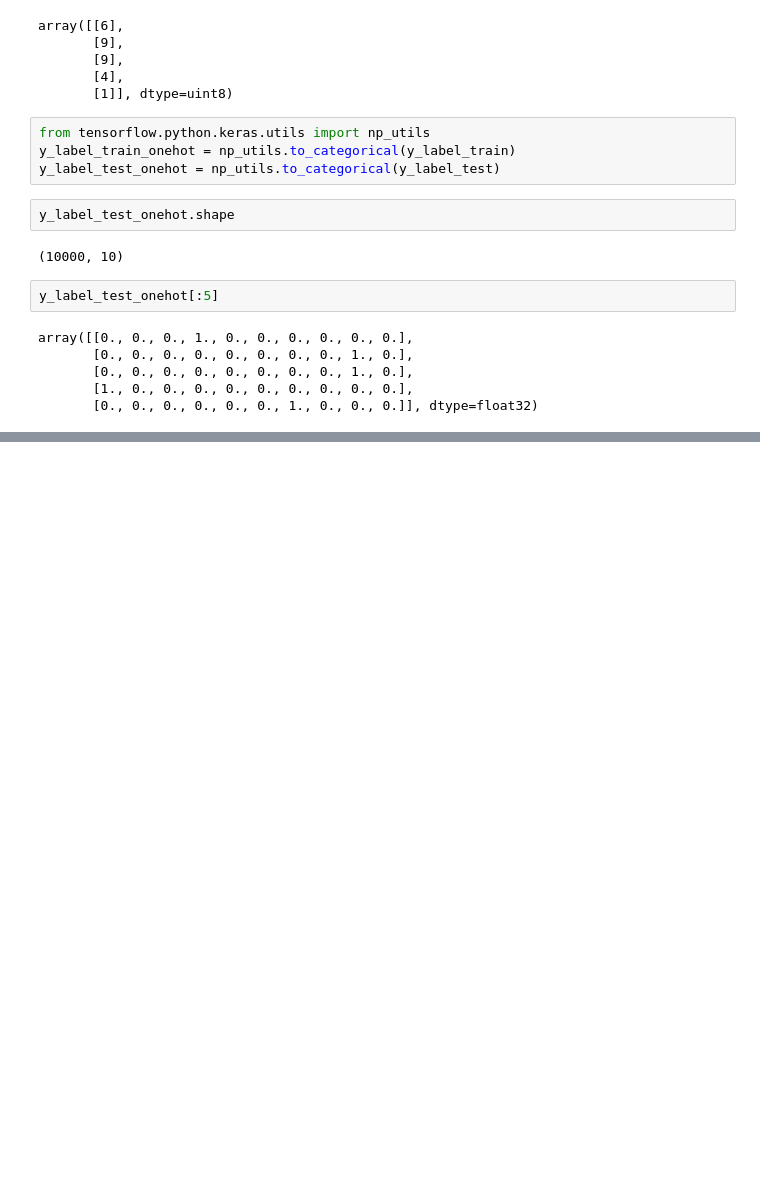
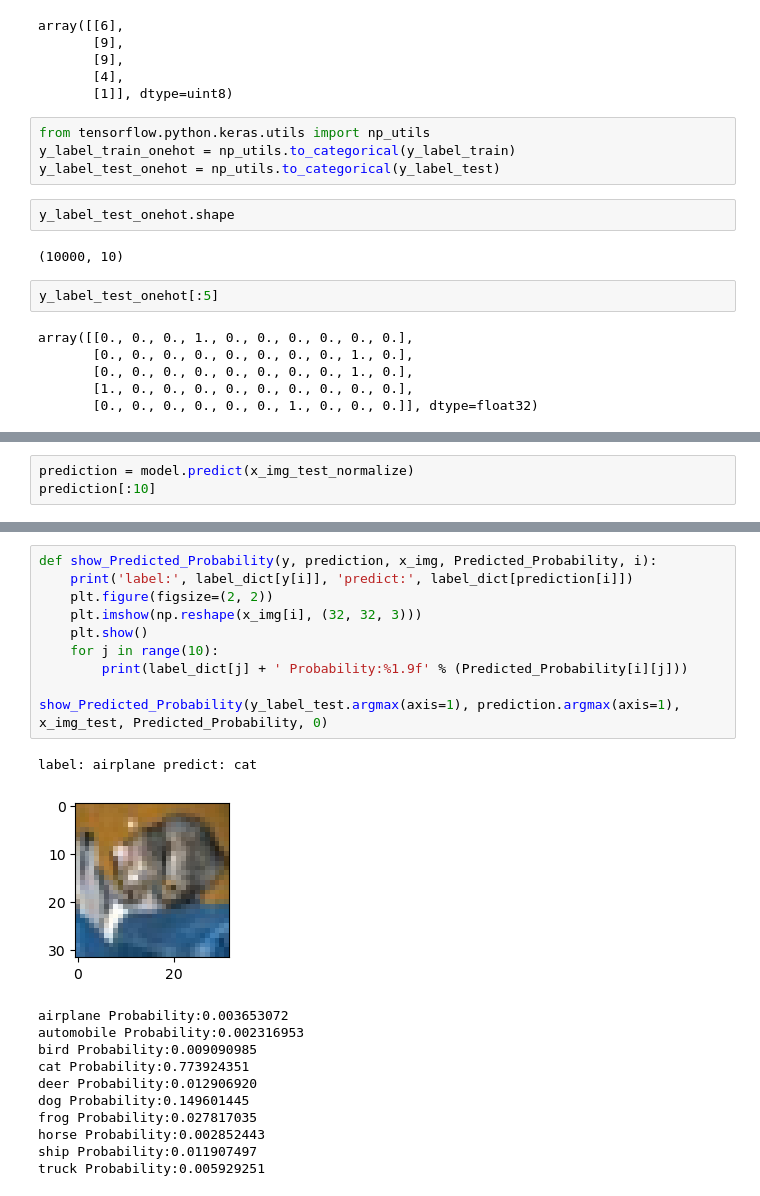
Before and after one commit to OohelloworldoO/Practical-Applications-of-Artificial-Intelligence, a Jupyter notebook: Machine Learning(ML)/Convolutional Neural Network(CNN)/CIFAR-10 using CNN.ipynb, the cells around one changed output, grey strips where cells are left out. Cells and saved outputs as stored; diff of their text form; blank space fills up the shorter version.

```diff
--- a/Machine Learning(ML)/Convolutional Neural Network(CNN)/CIFAR-10 using CNN.ipynb
+++ b/Machine Learning(ML)/Convolutional Neural Network(CNN)/CIFAR-10 using CNN.ipynb
@@ -133,0 +269,3 @@ array([[0., 0., 0., 1., 0., 0., 0., 0., 0., 0.],
+# %%
+prediction = model.predict(x_img_test_normalize)
+prediction[:10]
@@ -133,0 +311,23 @@ array([[0., 0., 0., 1., 0., 0., 0., 0., 0., 0.],
+# %%
+def show_Predicted_Probability(y, prediction, x_img, Predicted_Probability, i):
+    print('label:', label_dict[y[i]], 'predict:', label_dict[prediction[i]])
+    plt.figure(figsize=(2, 2))
+    plt.imshow(np.reshape(x_img[i], (32, 32, 3)))
+    plt.show()
+    for j in range(10):
+        print(label_dict[j] + ' Probability:%1.9f' % (Predicted_Probability[i][j]))
+
+show_Predicted_Probability(y_label_test.argmax(axis=1), prediction.argmax(axis=1), x_img_test, Predicted_Probability, 0)
+# %% [output]
+label: airplane predict: cat
+[figure, added]
+airplane Probability:0.003653072
+automobile Probability:0.002316953
+bird Probability:0.009090985
+cat Probability:0.773924351
+deer Probability:0.012906920
+dog Probability:0.149601445
+frog Probability:0.027817035
+horse Probability:0.002852443
+ship Probability:0.011907497
+truck Probability:0.005929251
```
Also changed, not shown: parts of 19 cells of this notebook.
